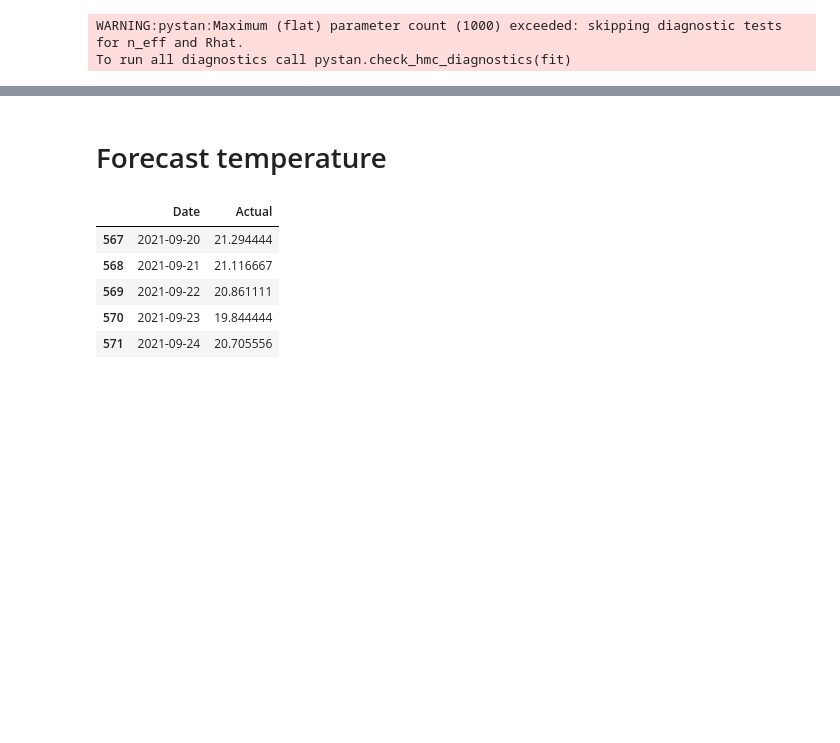
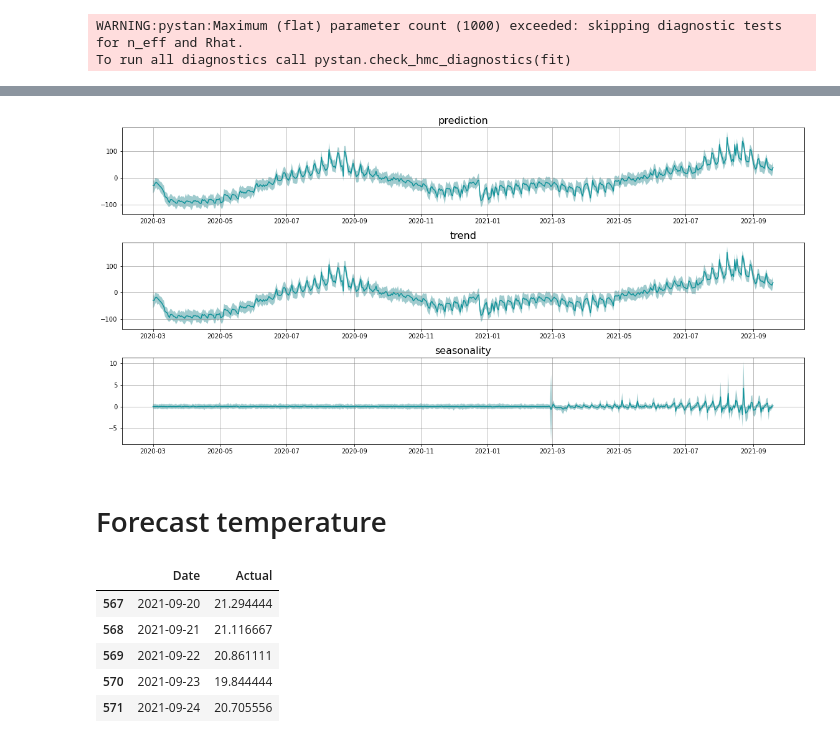
Before and after one commit to vettorefburana/Uber-Orbit-Forecast, a Jupyter notebook: orbit_model.ipynb, the cells around one changed output, grey strips where cells are left out. Cells and saved outputs as stored; diff of their text form; code cells hidden in the pictures; blank space fills up the shorter version.

```diff
--- a/orbit_model.ipynb
+++ b/orbit_model.ipynb
@@ -404,7 +425,5 @@ plt.bar(keys, values)
 # %%
-# Decomposition of best ranking model
-best = min(errors_waze, key=errors_waze.get)
-
+best = "DLTFull_LogLinear"
 best_dec = runTheModel(train_df, test_df, models[best], best, date_col, response_col, decompose = True)
 # %% [output]
 WARNING:pystan:Maximum (flat) parameter count (1000) exceeded: skipping diagnostic tests for n_eff and Rhat.
@@ -422,3 +431,7 @@ axs[2].plot(best_dec["seasonality"])
+# %%
+_ = plot_predicted_components(best_dec, date_col, plot_components=['prediction', 'trend', 'seasonality'])
+# %% [output]
+[figure, added]
 # %% [markdown]
 # Forecast temperature
 # %%
```
Also changed, not shown: parts of 48 cells of this notebook.
